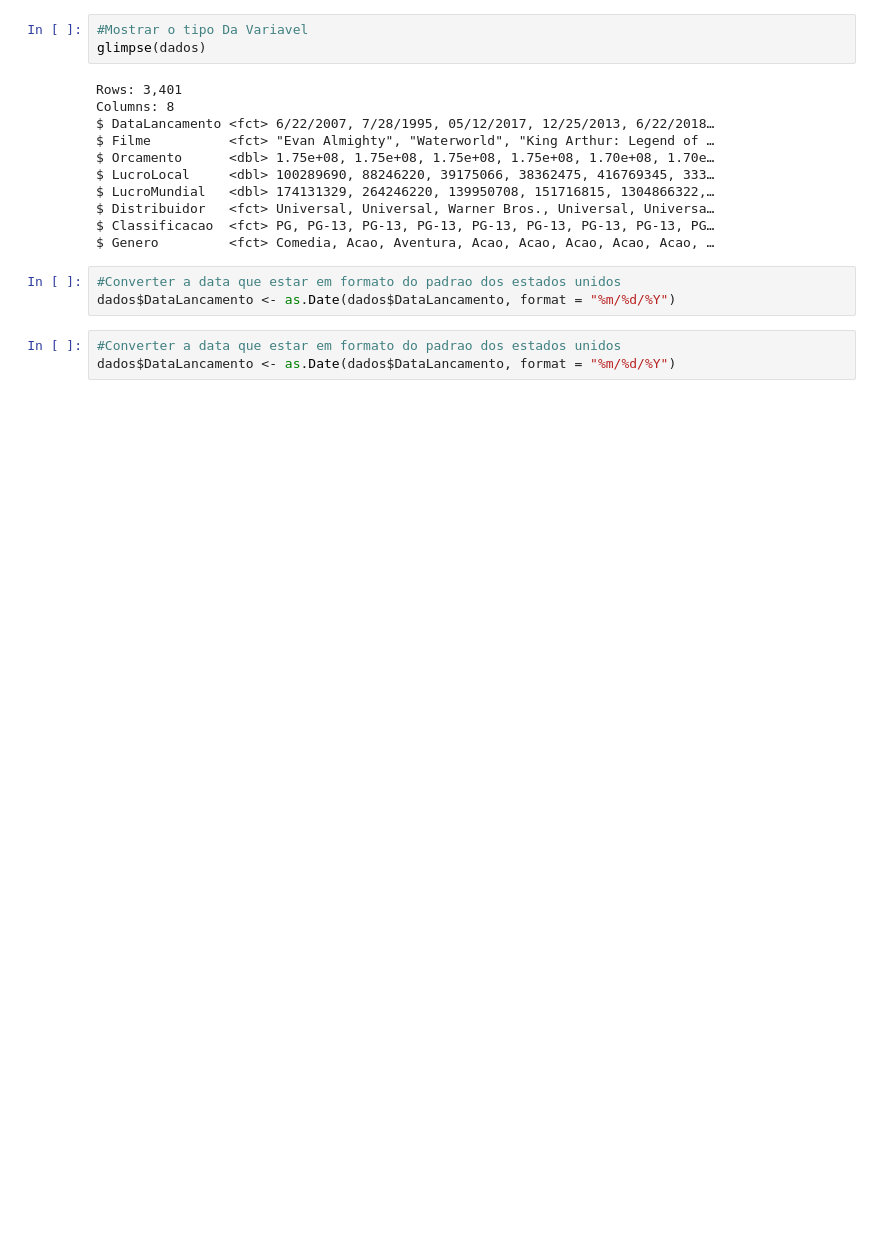
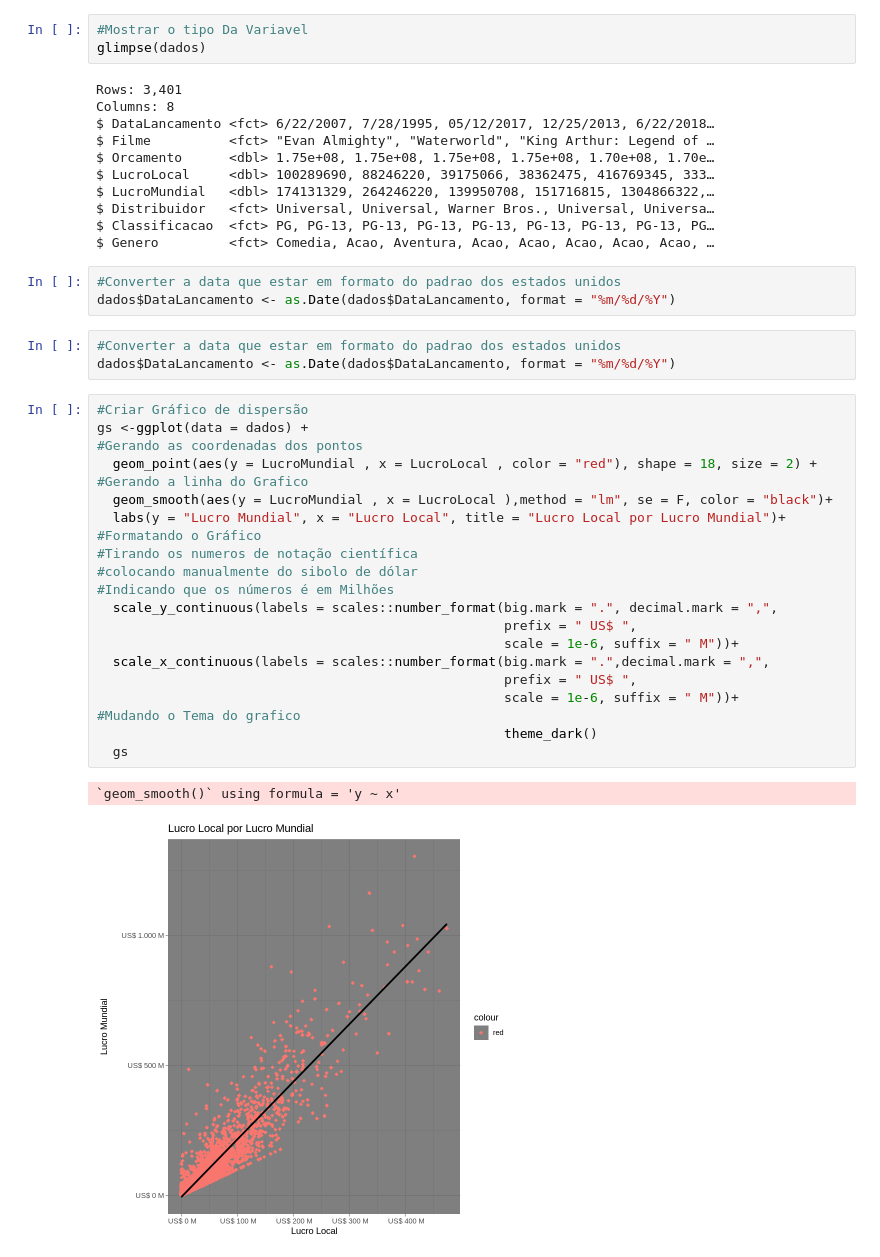
Before and after one commit to ruan64/Analise-de-Filmes-Dataset, a Jupyter notebook: Analise_de_filmes.ipynb, the cells around one changed output. Cells and saved outputs as stored; diff of their text form; blank space fills up the shorter version.

Commit message:
Gráfico de dispersão adicionado

```diff
--- a/Analise_de_filmes.ipynb
+++ b/Analise_de_filmes.ipynb
@@ -75,3 +75,27 @@ dados$DataLancamento <- as.Date(dados$DataLancamento, format = "%m/%d/%Y")
 # %%
 #Converter a data que estar em formato do padrao dos estados unidos
 dados$DataLancamento <- as.Date(dados$DataLancamento, format = "%m/%d/%Y")
+# %%
+#Criar Gráfico de dispersão
+gs <-ggplot(data = dados) +
+#Gerando as coordenadas dos pontos
+  geom_point(aes(y = LucroMundial , x = LucroLocal , color = "red"), shape = 18, size = 2) +
+#Gerando a linha do Grafico
+  geom_smooth(aes(y = LucroMundial , x = LucroLocal ),method = "lm", se = F, color = "black")+
+  labs(y = "Lucro Mundial", x = "Lucro Local", title = "Lucro Local por Lucro Mundial")+
+#Formatando o Gráfico
+#Tirando os numeros de notação científica
+#colocando manualmente do sibolo de dólar
+#Indicando que os números é em Milhões
+  scale_y_continuous(labels = scales::number_format(big.mark = ".", decimal.mark = ",",
+                                                    prefix = " US$ ",
+                                                    scale = 1e-6, suffix = " M"))+
+  scale_x_continuous(labels = scales::number_format(big.mark = ".",decimal.mark = ",",
+                                                    prefix = " US$ ",
+                                                    scale = 1e-6, suffix = " M"))+
+#Mudando o Tema do grafico
+                                                    theme_dark()
+  gs
+# %% [output]
+`geom_smooth()` using formula = 'y ~ x'
+[figure, added]
```
Also changed, not shown: parts of 1 cell of this notebook.
